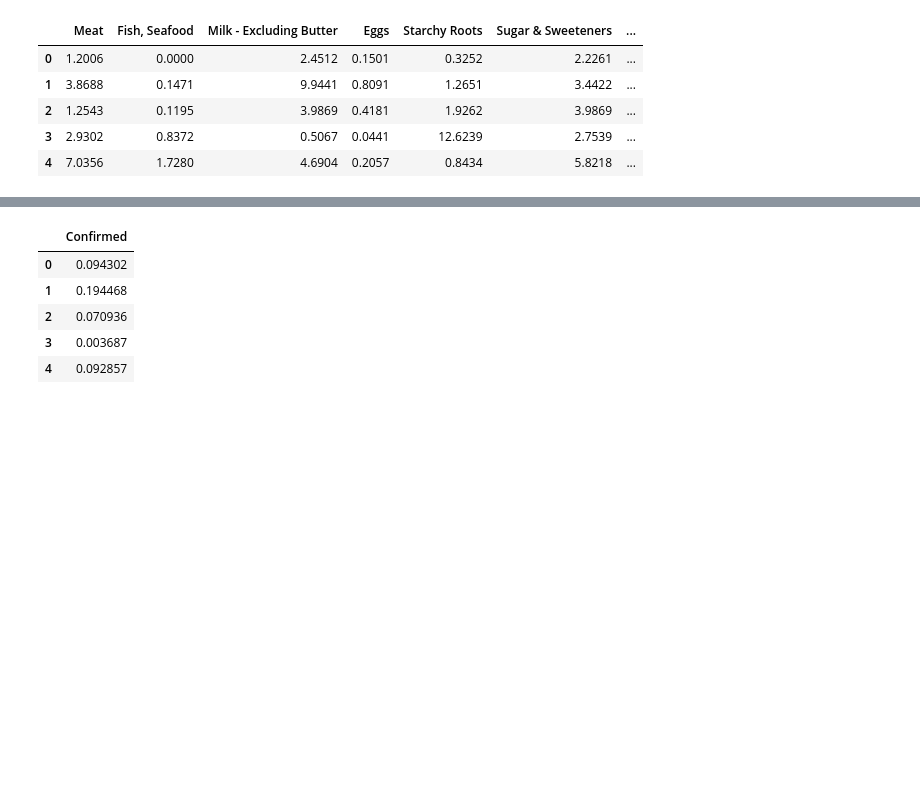
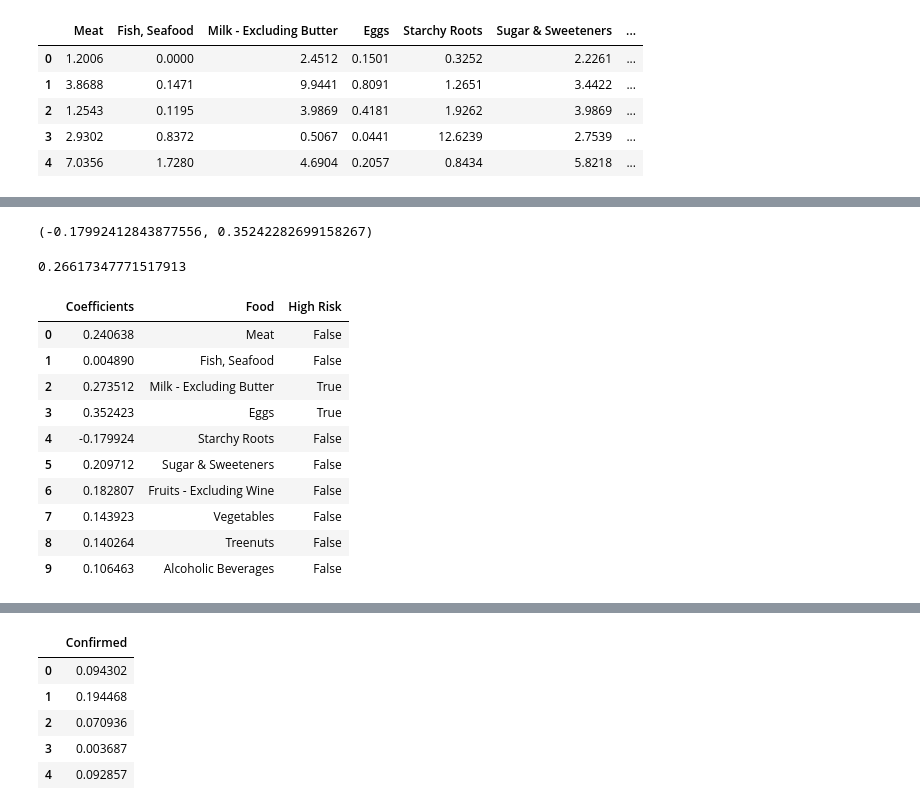
Before and after one commit to anastasia21112/web-food-covid, a Jupyter notebook: Regression Model.ipynb, the cells around one changed output, grey strips where cells are left out. Saved outputs shown, nothing was run; the diff lists cells and outputs as text; code cells hidden in the pictures; blank space fills up the shorter version.

```diff
--- a/Regression Model.ipynb
+++ b/Regression Model.ipynb
@@ -155,5 +126,0 @@ def detect_outlier(feature_col):
-# %%
-outliers_all = []
-for feature in data_complete.columns:
-    outliers = detect_outlier(pd.DataFrame(data_complete[feature]))
-    outliers_all = np.unique(outliers_all+outliers)
@@ -240,0 +232,25 @@ X.head()
+# %%
+min(coeffs), max(coeffs)
+# %% [output]
+(-0.17992412843877556, 0.35242282699158267)
+# %%
+thresh = (max(coeffs) - min(coeffs))/2
+thresh
+# %% [output]
+0.26617347771517913
+# %%
+df['High Risk'] = df['Coefficients'] > thresh
+
+df
+# %% [output]
+|  | Coefficients | Food | High Risk |
+| 0 | 0.240638 | Meat | False |
+| 1 | 0.004890 | Fish, Seafood | False |
+| 2 | 0.273512 | Milk - Excluding Butter | True |
+| 3 | 0.352423 | Eggs | True |
+| 4 | -0.179924 | Starchy Roots | False |
+| 5 | 0.209712 | Sugar & Sweeteners | False |
+| 6 | 0.182807 | Fruits - Excluding Wine | False |
+| 7 | 0.143923 | Vegetables | False |
+| 8 | 0.140264 | Treenuts | False |
+| 9 | 0.106463 | Alcoholic Beverages | False |
```
Also changed, not shown: parts of 10 cells of this notebook.
